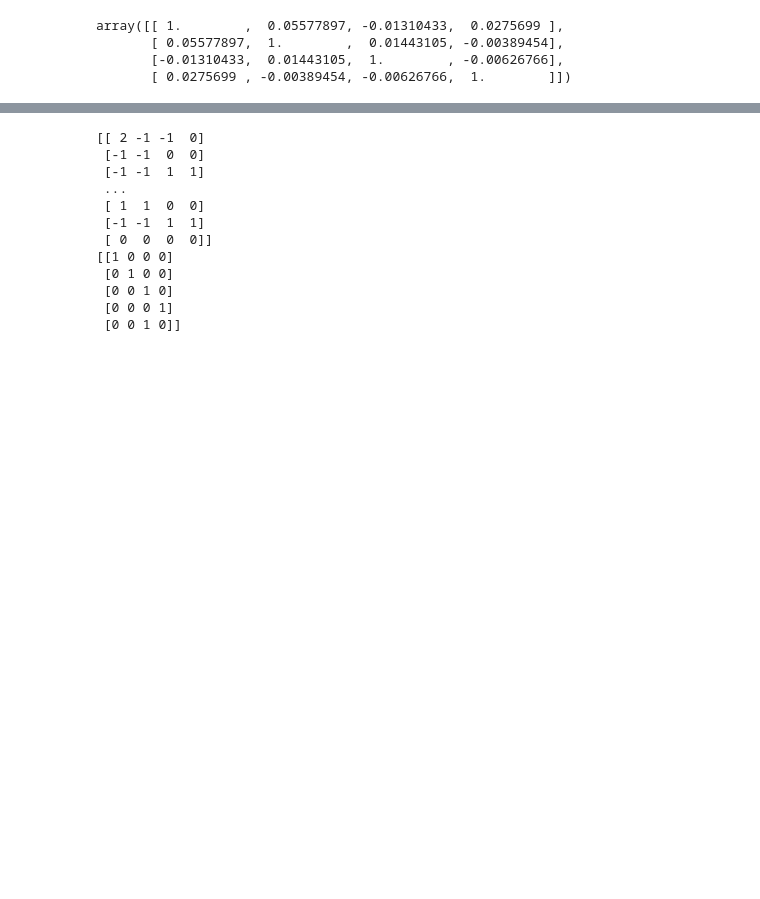
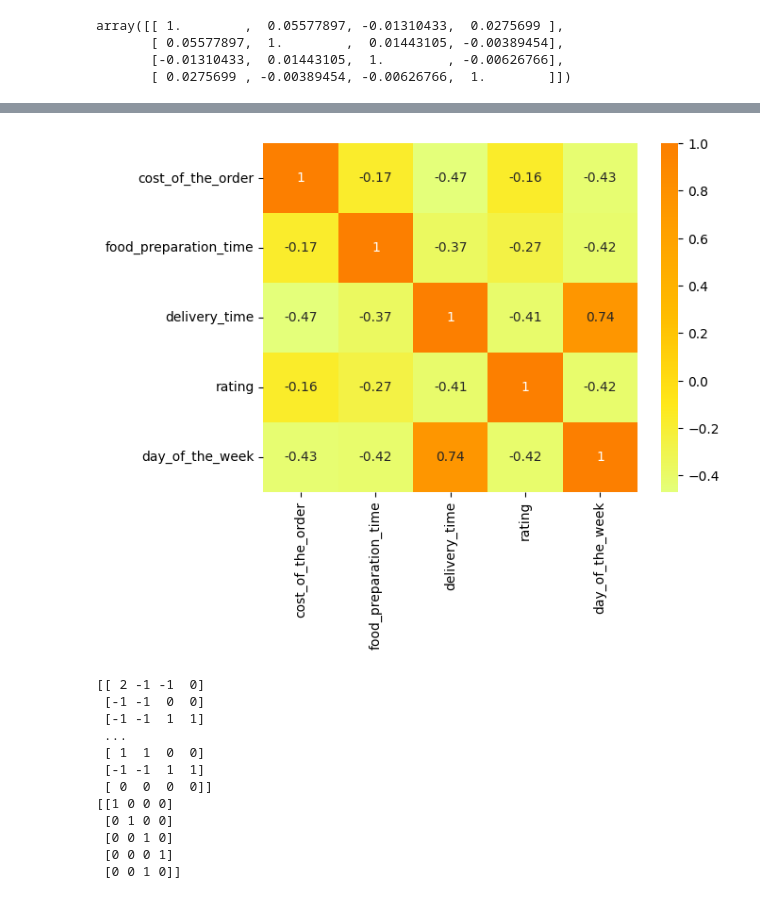
Before and after one commit to ViniciusPolo/pi5_fatec, a Jupyter notebook: machineLearning/preProcessamentoBaseNY.ipynb, the cells around one changed output, grey strips where cells are left out. Saved outputs shown, nothing was run; the diff lists cells and outputs as text; code cells hidden in the pictures; blank space fills up the shorter version.

```diff
--- a/machineLearning/preProcessamentoBaseNY.ipynb
+++ b/machineLearning/preProcessamentoBaseNY.ipynb
@@ -388,3 +388,8 @@ plt.show()
+# %%
+sns.heatmap(orders_correlation.corr(), annot=True, cmap="Wistia")
+plt.show()
+# %% [output]
+[figure, added]
 # %%
 from sklearn.svm import LinearSVC
 model = LinearSVC()
```
Also changed, not shown: parts of 1 cell of this notebook, 8 other files.
